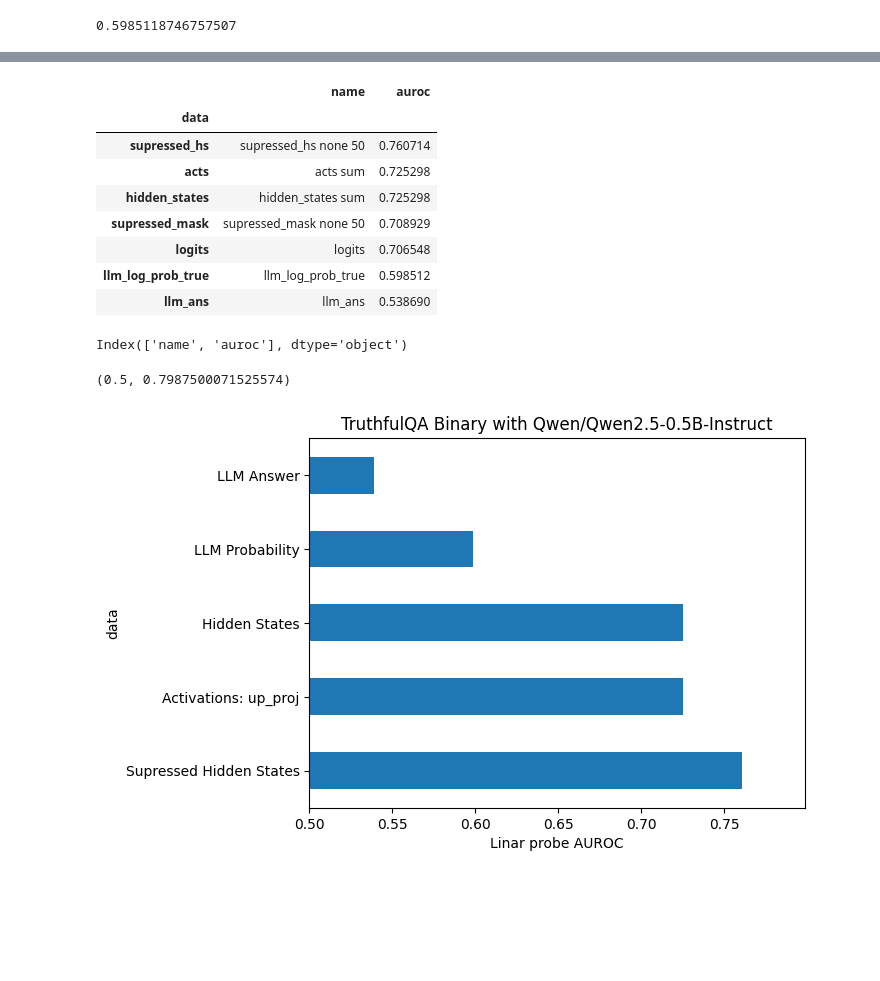
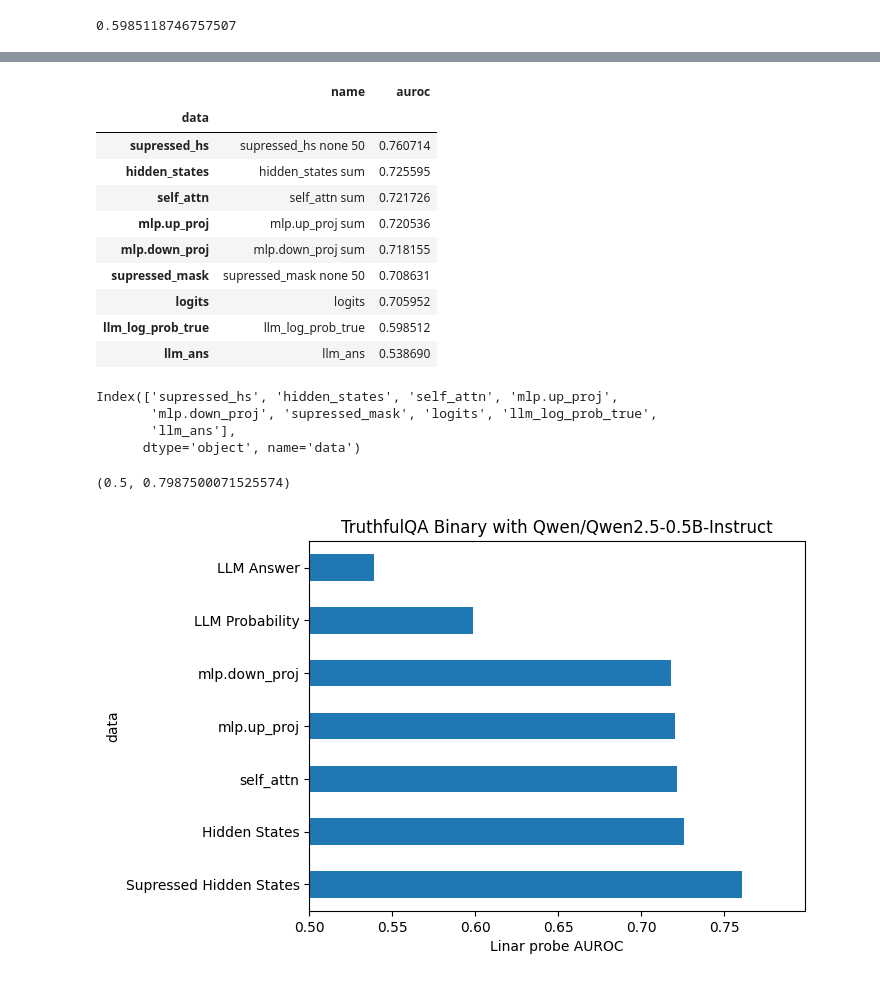
Before and after one commit to wassname/eliciting_suppressed_knowledge, a Jupyter notebook: nbs/TQA_regr_w_kv.ipynb, the cells around one changed output, grey strips where cells are left out. Saved outputs shown, nothing was run; the diff lists cells and outputs as text; code cells hidden in the pictures; blank space fills up the shorter version.

Commit message:
include activations

```diff
--- a/nbs/TQA_regr_w_kv.ipynb
+++ b/nbs/TQA_regr_w_kv.ipynb
@@ -99,3 +99,11 @@ print(ds)
 <torch.utils.data.dataloader.DataLoader object at 0x...>
 # %% [markdown]
 ## Collect activations
+# %%
+# choose layers to cache
+layer_groups = {
+    'mlp.down_proj': [k for k,v in model.named_modules() if k.endswith('mlp.down_proj')],
+    'self_attn': [k for k,v in model.named_modules() if k.endswith('.self_attn')],
+    'mlp.up_proj': [k for k,v in model.named_modules() if k.endswith('mlp.up_proj')],
+}
+layer_groups
@@ -139,4 +166,4 @@ layers = [f'model.{k}' for k in layers]
 # %%
-f = activation_store(ds, model, layers=layers)
+f = activation_store(ds, model, layers=layer_groups)
 f
 # %% [output]
@@ -267,7 +296,7 @@ Wo_inv = torch.pinverse(Wo.clone().float())
 
 def proc(o):
     # TODO batch it
-    ("""Process model outputs""",)
+    """Process model outputs"""
 
     # get llm ans
     log_probs = o["logits"][-1].log_softmax(0)
@@ -511,7 +544,9 @@ results = []
 
 # first try hidden states
 for r1 in reductions:
-    for dn in ['acts', "hidden_states"]:
+    for dn in [ "hidden_states",'mlp.down_proj',
+ 'self_attn',
+ 'mlp.up_proj',]:
         r1f = reductions[r1]
         try:
             X = torch.stack([r1f(x) for x in ds_a2[dn]])
@@ -727,34 +766,40 @@ df2
 |  | name | auroc |
 | data |  |  |
 | supressed_hs | supressed_hs none 50 | 0.760714 |
-| acts | acts sum | 0.725298 |
-| hidden_states | hidden_states sum | 0.725298 |
-| supressed_mask | supressed_mask none 50 | 0.708929 |
-| logits | logits | 0.706548 |
+| hidden_states | hidden_states sum | 0.725595 |
+| self_attn | self_attn sum | 0.721726 |
+| mlp.up_proj | mlp.up_proj sum | 0.720536 |
+| mlp.down_proj | mlp.down_proj sum | 0.718155 |
+| supressed_mask | supressed_mask none 50 | 0.708631 |
+| logits | logits | 0.705952 |
 | llm_log_prob_true | llm_log_prob_true | 0.598512 |
 | llm_ans | llm_ans | 0.538690 |
 # %%
-df2.columns
+df2.index
 # %% [output]
-Index(['name', 'auroc'], dtype='object')
+Index(['supressed_hs', 'hidden_states', 'self_attn', 'mlp.up_proj',
+       'mlp.down_proj', 'supressed_mask', 'logits', 'llm_log_prob_true',
+       'llm_ans'],
+      dtype='object', name='data')
 # %%
 # plot it
 # TODO add logits
 
 from matplotlib import pyplot as plt
-df3 = df2.T[['llm_ans', 'llm_log_prob_true', 'hidden_states',  'supressed_hs', 'acts',]].rename(columns={
+df3 = df2.T[['llm_ans', 'llm_log_prob_true', 'hidden_states',  'supressed_hs', 'self_attn', 'mlp.up_proj',
+       'mlp.down_proj', ]].rename(columns={
     'llm_ans': 'LLM Answer',
     'llm_log_prob_true': 'LLM Probability',
     'hidden_states': 'Hidden States',
     'acts': 'Activations: up_proj',
     # 'logits': 'Logits',
     'supressed_hs': 'Supressed Hidden States',
 }).T.sort_values("auroc", ascending=False)
 df3.plot.barh()
 plt.legend().remove()
 plt.xlabel(f"Linar probe AUROC")
 plt.title(f"TruthfulQA Binary with {model_name}")
 plt.xlim(0.5, None)
 # %% [output]
 (0.5, 0.7987500071525574)
-[figure, old version]
+[figure, new version]
```
Also changed, not shown: parts of 17 cells of this notebook, 1 other file.
